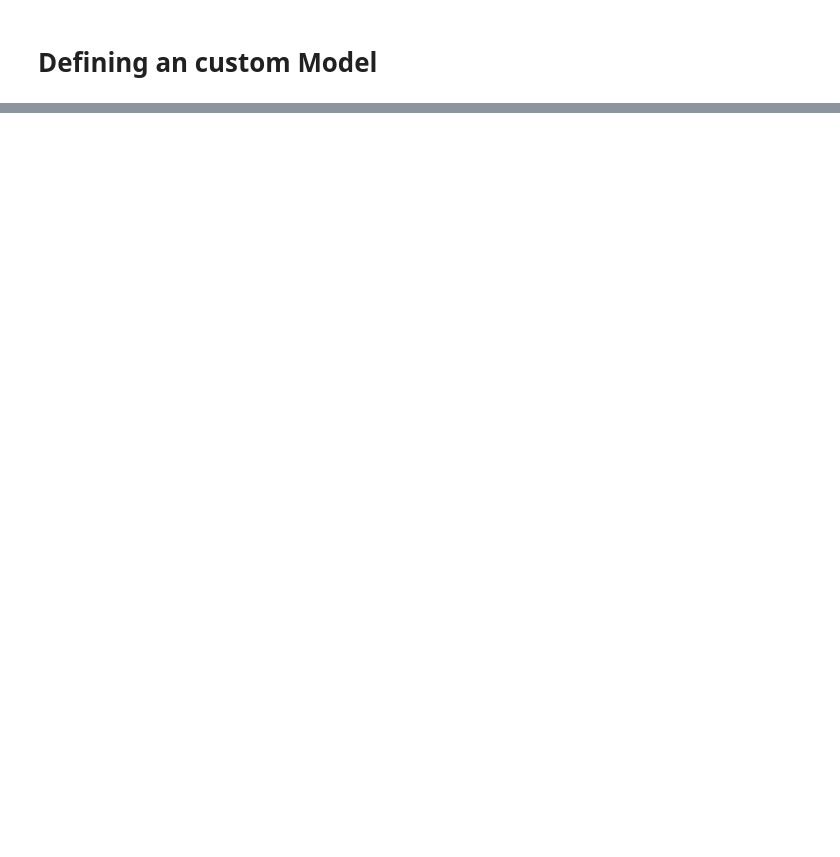
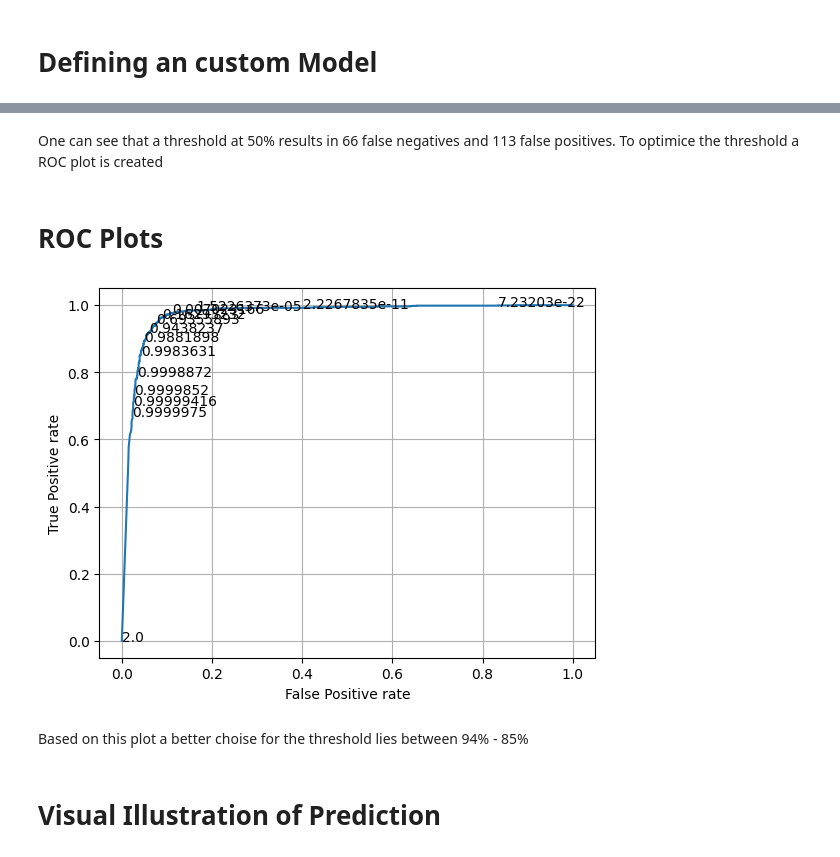
Before and after one commit to schafighpurf/Deep-Learning, a Jupyter notebook: Malaria_Detection.ipynb, the cells around one changed output, grey strips where cells are left out. Drawn from its saved outputs; the diff is of its cells as text; code cells hidden in the pictures; blank space fills up the shorter version.

```diff
--- a/Malaria_Detection.ipynb
+++ b/Malaria_Detection.ipynb
@@ -338,0 +476,38 @@ lenet_custom_model.summary()
+# %% [markdown]
+One can see that a threshold at 50% results in 66 false negatives and 113 false positives. To optimice the threshold
+a ROC plot is created
+# %% [markdown]
+# **ROC Plots**
+# %%
+# Compute the False Positive rate (fp), True Positive rate (tp),
+# and associated thresholds for the ROC curve
+fp, tp, thresholds = roc_curve(labels, predicted)
+
+# Plot the ROC curve using False Positive rate (x-axis) and True Positive rate (y-axis)
+plt.plot(fp, tp)
+
+# Set the label for the x-axis
+plt.xlabel("False Positive rate")
+
+# Set the label for the y-axis
+plt.ylabel("True Positive rate")
+
+# Add a grid to the plot for better visualization
+plt.grid()
+
+# Define the skip value to control how many threshold values are labeled on the ROC curve
+skip = 20
+
+# Loop through the thresholds and label some of them on the ROC curve
+for i in range(0, len(thresholds), skip):
+    # Add the thresholds at the corresponding point on the ROC curve
+    plt.text(fp[i], tp[i], thresholds[i])
+
+# Display the ROC curve plot
+plt.show()
+# %% [output]
+[figure, added]
+# %% [markdown]
+Based on this plot a better choise for the threshold lies between 94% - 85%
+# %% [markdown]
+# Visual Illustration of Prediction
```
Also changed, not shown: parts of 30 cells of this notebook.
